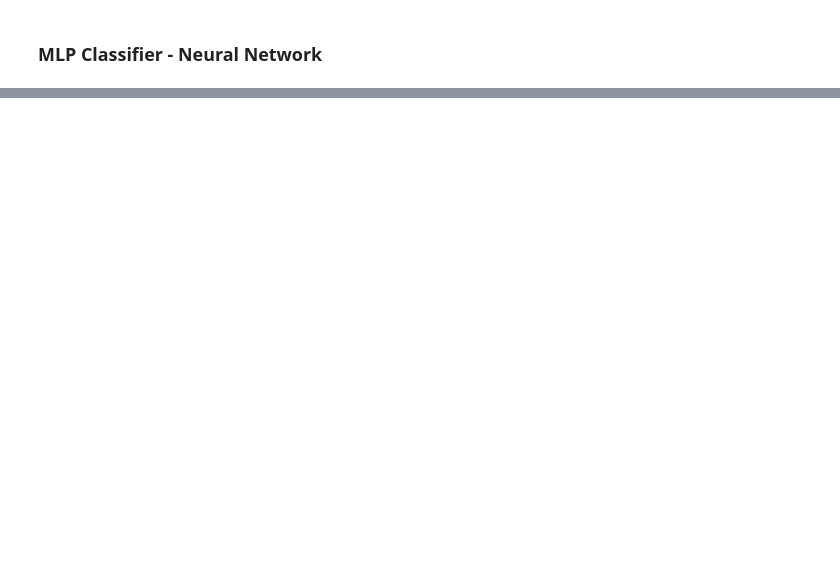
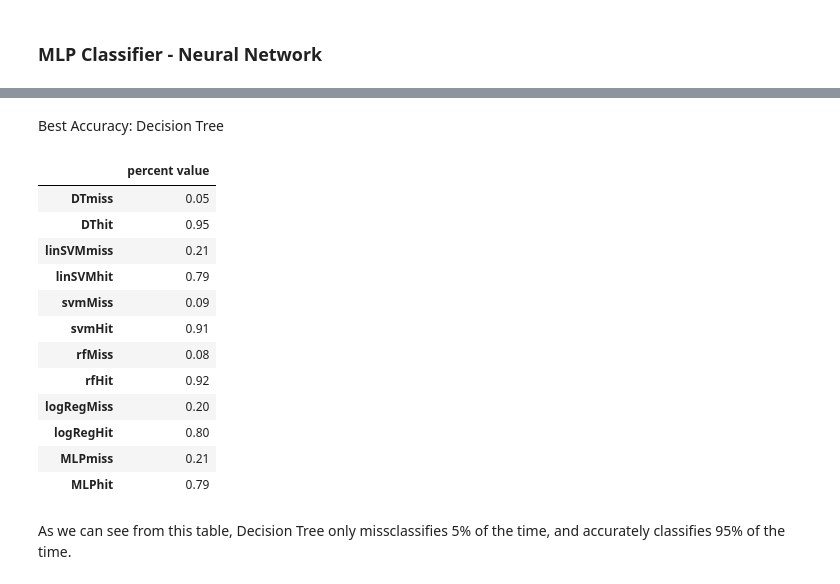
Before and after one commit to halfChewedGum/ECON626Competitions, a Jupyter notebook: ECON626_final_classification.ipynb, the cells around one changed output, grey strips where cells are left out. Drawn from its saved outputs; the diff is of its cells as text; code cells hidden in the pictures; blank space fills up the shorter version.

```diff
--- a/ECON626_final_classification.ipynb
+++ b/ECON626_final_classification.ipynb
@@ -479,0 +568,56 @@ print("Number of mislabeled points out of a total %d points in MLP: %d" % (len(x
+# %% [markdown]
+Best Accuracy: Decision Tree
+# %%
+total = 140000
+
+dt_miss = round(7687/total, 2)
+dt_hit = round((total - 7687)/total, 2)
+
+lin_svm_miss = round(29381/total, 2)
+lin_svm_hit = round((total - 29381)/total, 2)
+
+svm_miss = round(12327/total, 2)
+svm_hit = round((total - 12327)/total, 2)
+
+rf_miss = round(11794/total, 2)
+rf_hit = round((total - 11794)/total, 2)
+
+logReg_miss = round(28081/total, 2)
+logReg_hit = round((total - 28081)/total, 2)
+
+mlp_miss = round(29421/total, 2)
+mlp_hit = round((total - 29421)/total,2)
+
+final_hit_miss_dict = {
+    'DTmiss': dt_miss,
+    'DThit' : dt_hit,
+    'linSVMmiss': lin_svm_miss,
+    'linSVMhit': lin_svm_hit,
+    'svmMiss': svm_miss,
+    'svmHit': svm_hit,
+    'rfMiss': rf_miss,
+    'rfHit': rf_hit,
+    'logRegMiss': logReg_miss,
+    'logRegHit': logReg_hit,
+    'MLPmiss': mlp_miss,
+    'MLPhit': mlp_hit
+}
+
+df_hit_or_miss = pd.DataFrame.from_dict(final_hit_miss_dict, orient = 'index', columns = ['percent value'])
+df_hit_or_miss
+# %% [output]
+|  | percent value |
+| DTmiss | 0.05 |
+| DThit | 0.95 |
+| linSVMmiss | 0.21 |
+| linSVMhit | 0.79 |
+| svmMiss | 0.09 |
+| svmHit | 0.91 |
+| rfMiss | 0.08 |
+| rfHit | 0.92 |
+| logRegMiss | 0.20 |
+| logRegHit | 0.80 |
+| MLPmiss | 0.21 |
+| MLPhit | 0.79 |
+# %% [markdown]
+As we can see from this table, Decision Tree only missclassifies 5% of the time, and accurately classifies 95% of the time.
```
Also changed, not shown: parts of 24 cells of this notebook.
